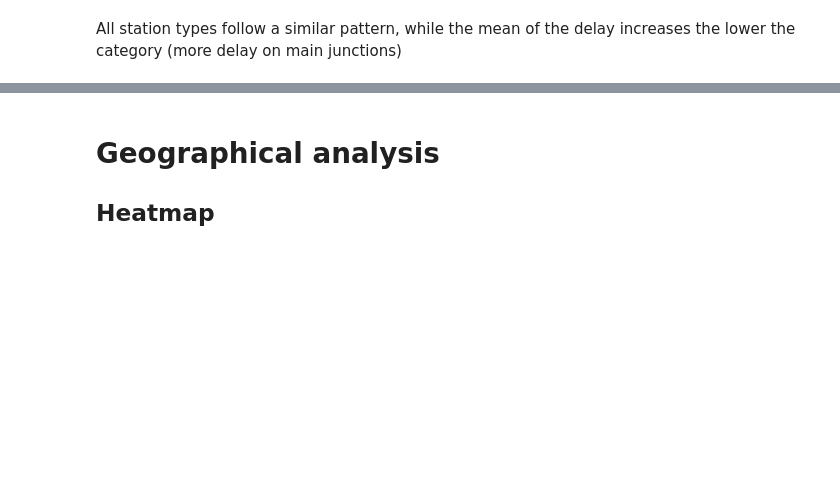
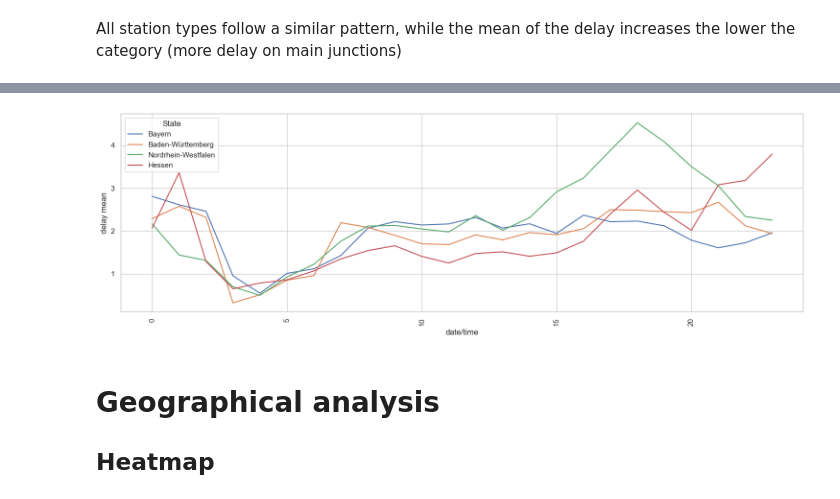
Before and after one commit to Nokkyuu/Fantastic_trains_and_when_to_find_them, a Jupyter notebook: EDA/eda_general_data.ipynb, the cells around one changed output, grey strips where cells are left out. Saved outputs shown, nothing was run; the diff lists cells and outputs as text; code cells hidden in the pictures; blank space fills up the shorter version.

```diff
--- a/EDA/eda_general_data.ipynb
+++ b/EDA/eda_general_data.ipynb
@@ -165,3 +185,19 @@ plt.show()
+# %%
+fig, ax = plt.subplots(figsize=(15, 5))
+sns.lineplot(df_temp_state2[df_temp_state2["state"] == "Bayern"], label="Bayern", x="arrival_plan_hour", y="arrival_delay_m", ax=ax)
+sns.lineplot(df_temp_state2[df_temp_state2["state"] == "Baden-Württemberg"], label="Baden-Württemberg", x="arrival_plan_hour", y="arrival_delay_m", ax=ax)
+sns.lineplot(df_temp_state2[df_temp_state2["state"] == "Nordrhein-Westfalen"], label="Nordrhein-Westfalen", x="arrival_plan_hour", y="arrival_delay_m", ax=ax)
+sns.lineplot(df_temp_state2[df_temp_state2["state"] == "Hessen"], label="Hessen", x="arrival_plan_hour", y="arrival_delay_m", ax=ax)
+
+ax.set_xlabel("date/time")
+ax.set_ylabel("delay mean")
+ax.tick_params(axis='x', rotation=90)
+ax.legend(title="State")
+
+plt.tight_layout()
+plt.show()
+# %% [output]
+[figure, added]
 # %% [markdown]
 # Geographical analysis
 ## Heatmap
```
Also changed, not shown: parts of 6 cells of this notebook, 1 other file.
